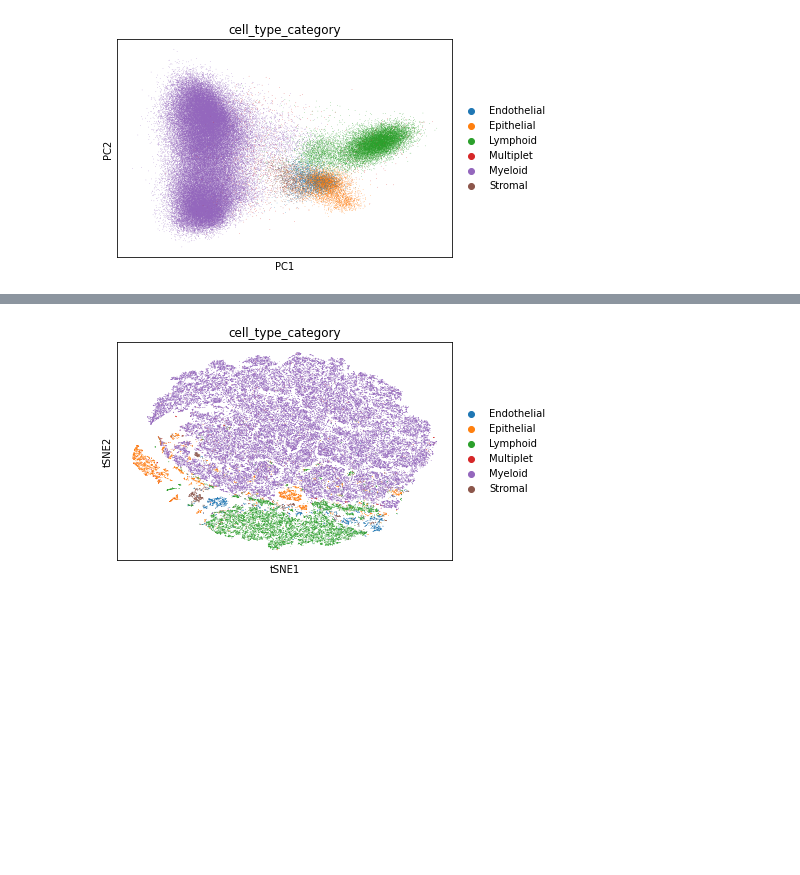
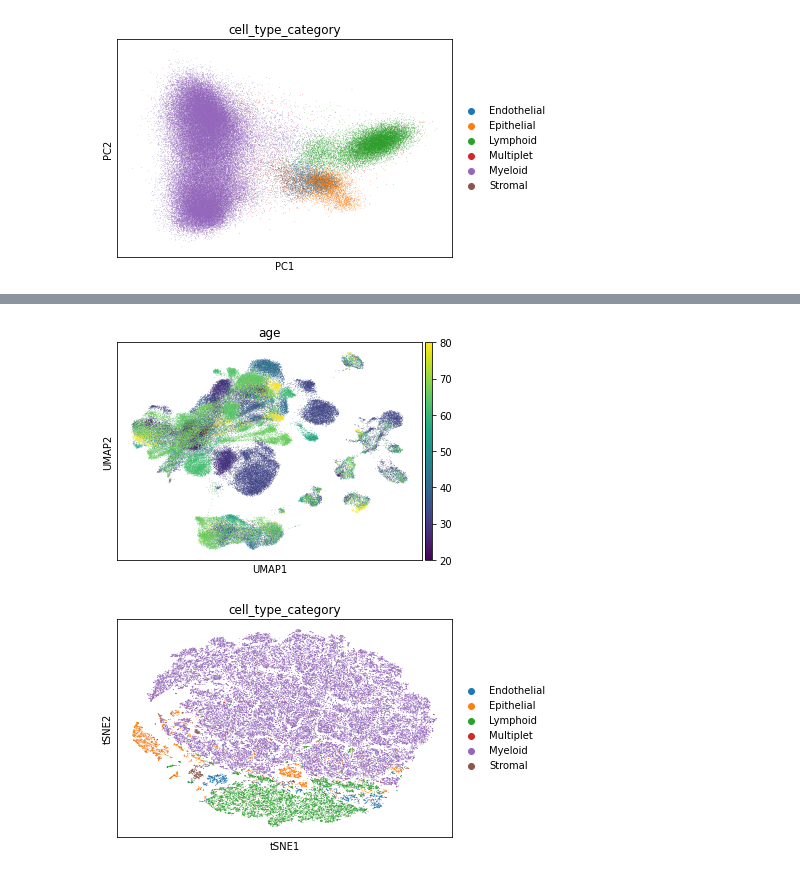
Before and after one commit to sanaml25/708project, a Jupyter notebook: TopicModeling.ipynb, the cells around one changed output, grey strips where cells are left out. Saved outputs shown, nothing was run; the diff lists cells and outputs as text; code cells hidden in the pictures; blank space fills up the shorter version.

```diff
--- a/TopicModeling.ipynb
+++ b/TopicModeling.ipynb
@@ -63,3 +78,7 @@ sc.pl.umap(adata, color=['cell_type_category'])
+# %%
+sc.pl.umap(adata, color=['age'])
+# %% [output]
+[figure, added]
 # %%
 sc.tl.tsne(adata)
 sc.pl.tsne(adata, color=['cell_type_category'])
```
Also changed, not shown: parts of 6 cells of this notebook.
